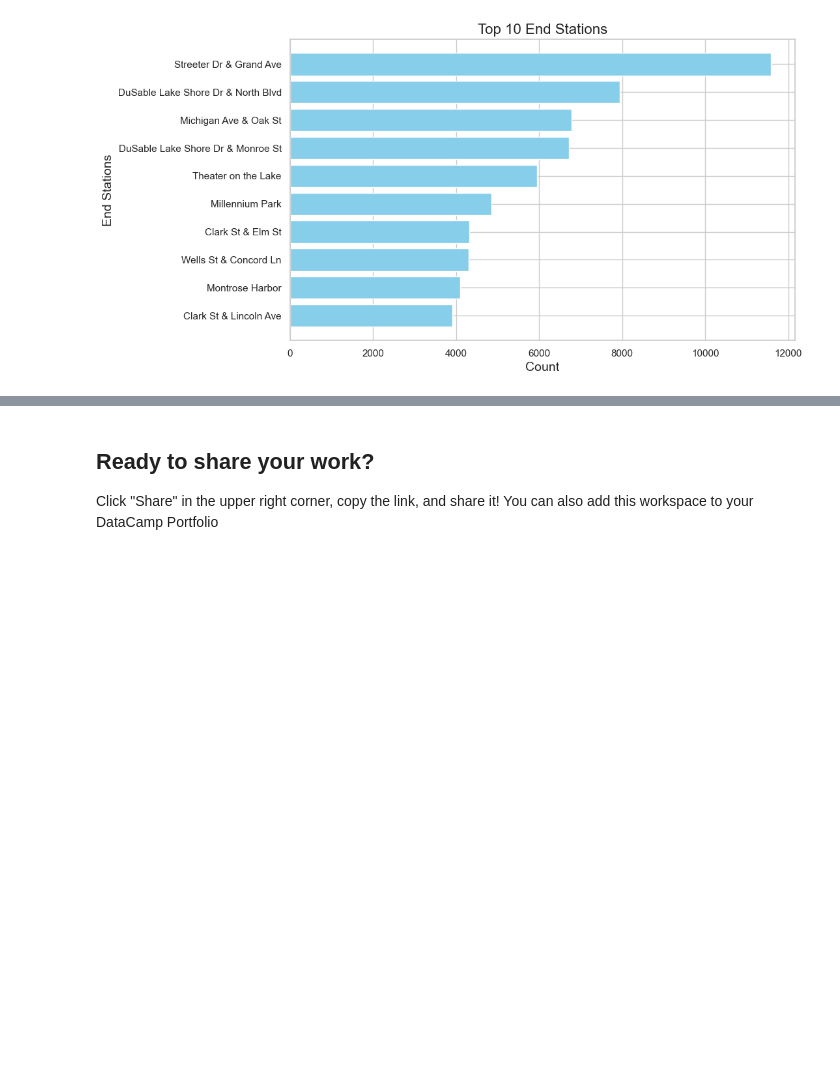
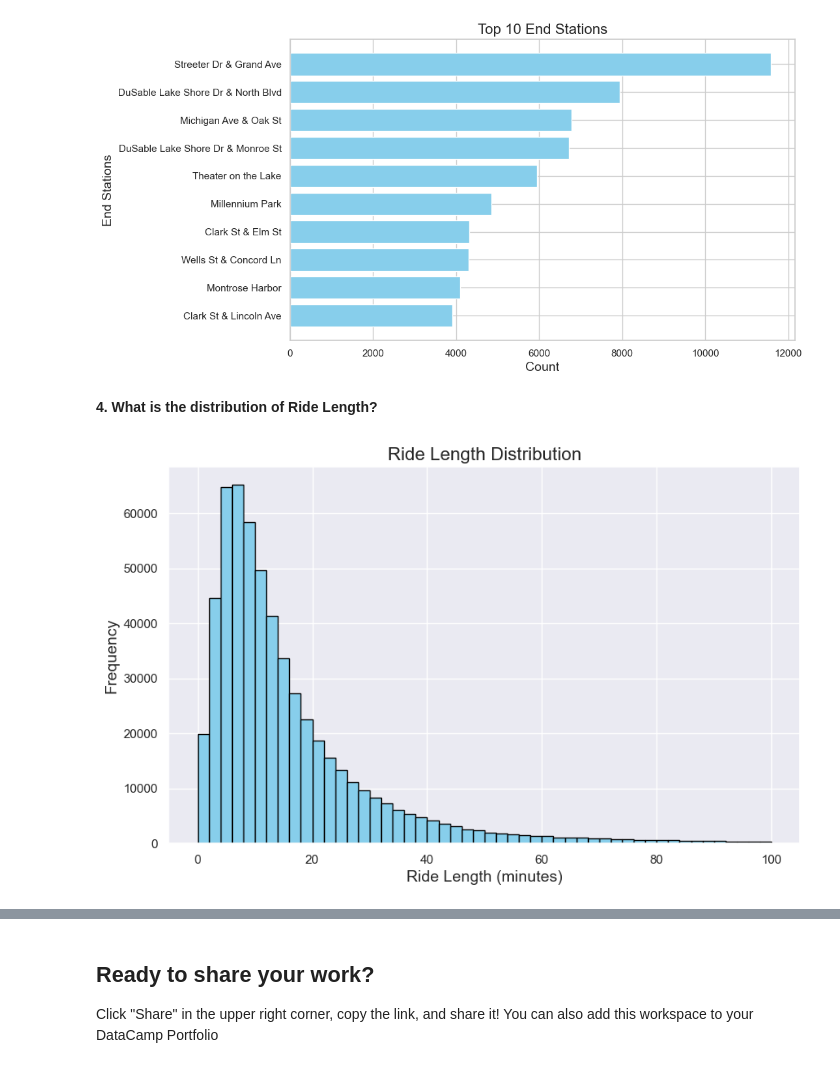
Before and after one commit to oladeeayo/Divvy-Bike, a Jupyter notebook: notebook.ipynb, the cells around one changed output, grey strips where cells are left out. Drawn from its saved outputs; the diff is of its cells as text; code cells hidden in the pictures; blank space fills up the shorter version.

```diff
--- a/notebook.ipynb
+++ b/notebook.ipynb
@@ -385,3 +386,19 @@ plt.gca().invert_yaxis()
 plt.show()
 # %% [output]
 [figure]
+# %% [markdown]
+<strong>4. What is the distribution of Ride Length? </strong>
+# %%
+# Create a histogram
+plt.figure(figsize=(10, 6))
+plt.hist(divvy['ride_length(mins)'], bins=50, range=(0, 100), color='skyblue', edgecolor='black')
+
+# Adding labels and title
+plt.xlabel('Ride Length (minutes)', fontsize=14)
+plt.ylabel('Frequency', fontsize=14)
+plt.title('Ride Length Distribution', fontsize=16)
+
+# Show the plot
+plt.show()
+# %% [output]
+[figure, added]
```
Also changed, not shown: parts of 5 cells of this notebook.
